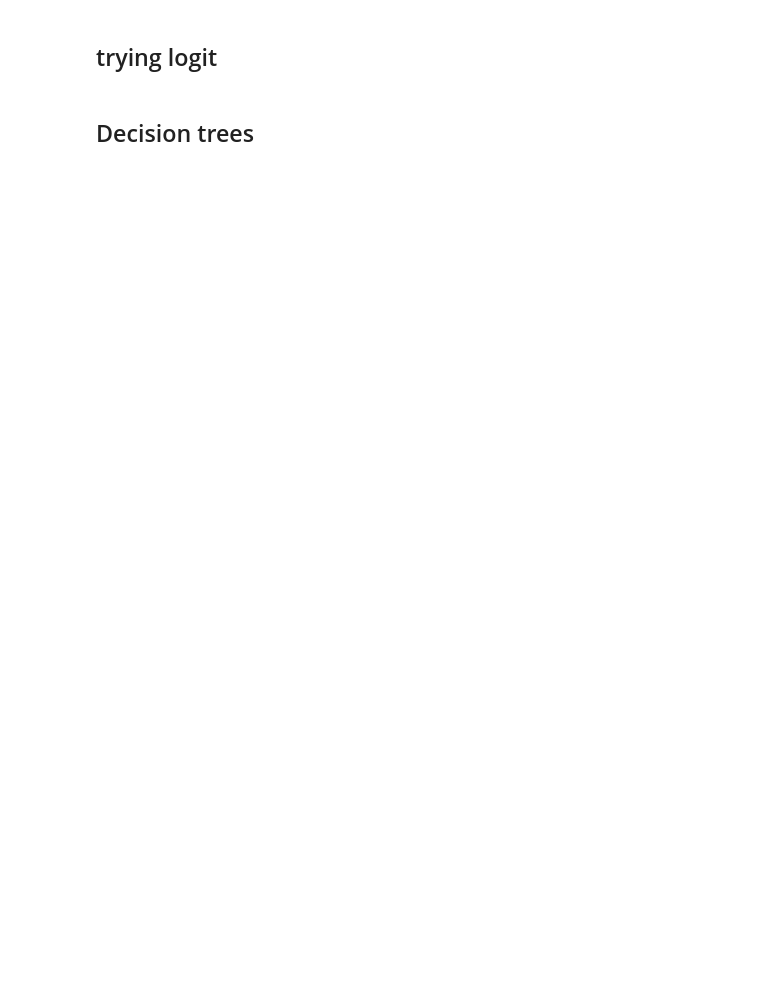
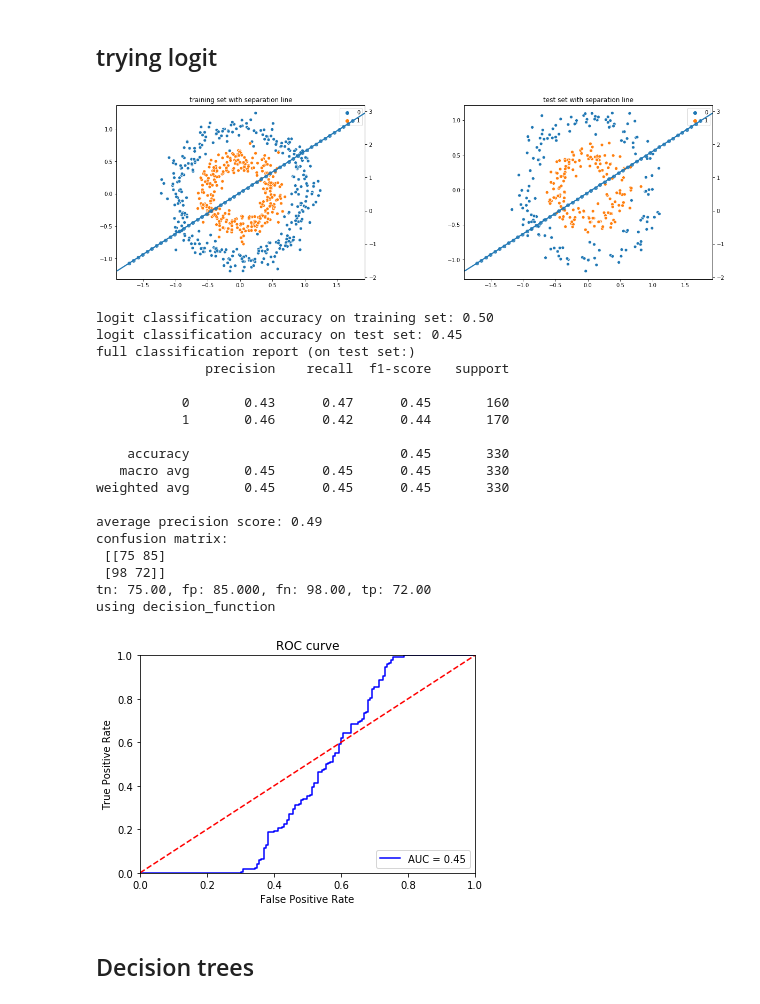
Before and after one commit to PaoloMissier/DataScience-class-demos, a Jupyter notebook: CODE/JN2.ipynb, the cells around one changed output. Saved outputs shown, nothing was run; the diff lists cells and outputs as text; code cells hidden in the pictures; blank space fills up the shorter version.

```diff
--- a/CODE/JN2.ipynb
+++ b/CODE/JN2.ipynb
@@ -39,13 +65,32 @@ plotTrainTest(XTrainScaled, CLTrain, XTestScaled, CLTest)
 # %%
 clf, CL_pred_Train, CL_pred_Test = logit(XTrainScaled, CLTrain, XTestScaled, CLTest)
 
-# plotLinearFitTrainTest(clf, XTrain, CLTrain, XTest, CLTest)
-
-plotContourFitTrainTestAlternate(clf, XTrain, CLTrain, XTest, CLTest)
+plotLinearFitTrainTest(clf, XTrain, CLTrain, XTest, CLTest)
 
 evaluationReport(CLTrain, CL_pred_Train, CLTest, CL_pred_Test)
 
 plotROC(clf, XTest, CLTest)
+# %% [output]
+[figure, added]
+logit classification accuracy on training set: 0.50
+logit classification accuracy on test set: 0.45
+full classification report (on test set:)
+              precision    recall  f1-score   support
+
+           0       0.43      0.47      0.45       160
+           1       0.46      0.42      0.44       170
+
+    accuracy                           0.45       330
+   macro avg       0.45      0.45      0.45       330
+weighted avg       0.45      0.45      0.45       330
+
+average precision score: 0.49
+confusion matrix:
+ [[75 85]
+ [98 72]]
+tn: 75.00, fp: 85.000, fn: 98.00, tp: 72.00
+using decision_function
+[figure, added]
 # %% [markdown]
 ## Decision trees
 # %%
```
Also changed, not shown: parts of 9 cells of this notebook, 3 other files.
